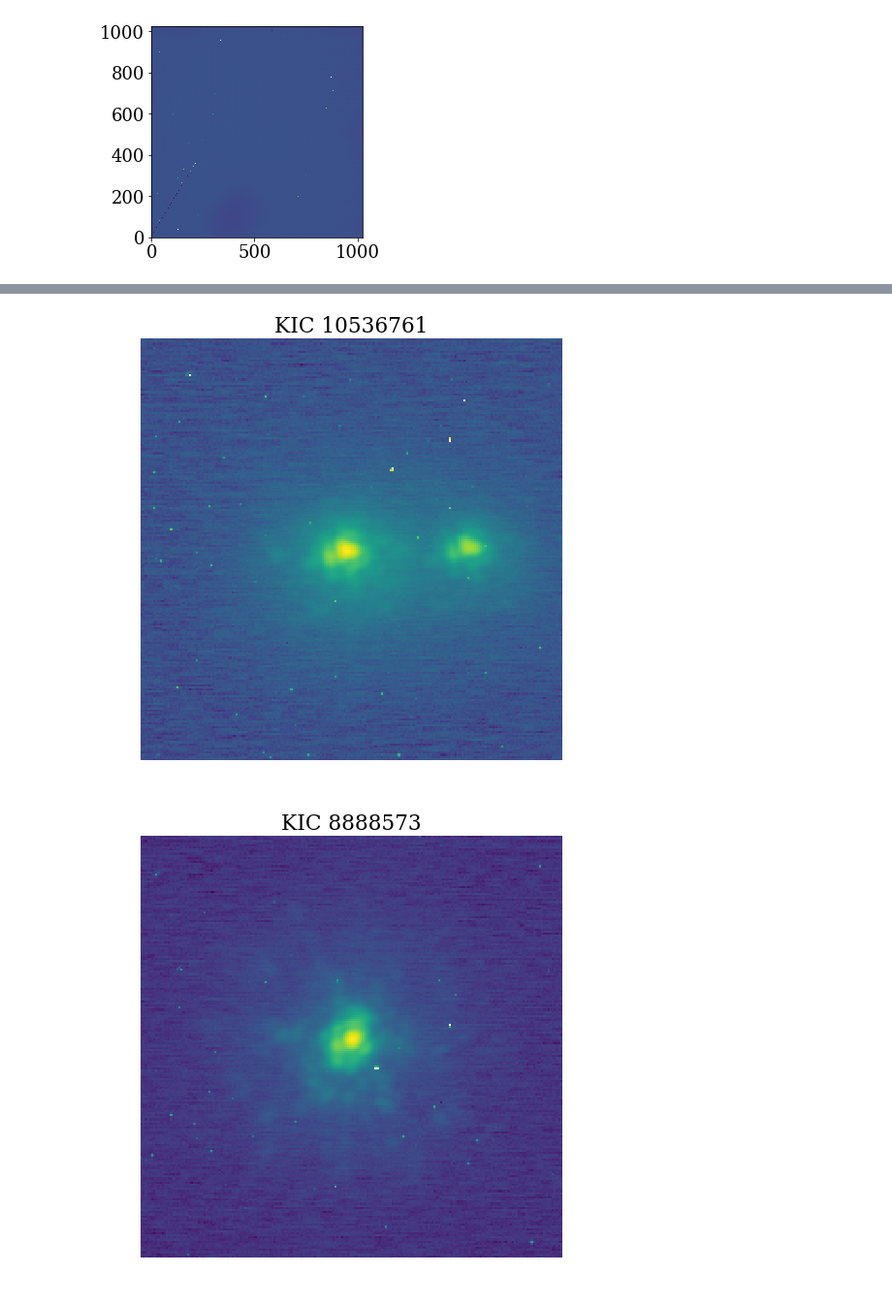
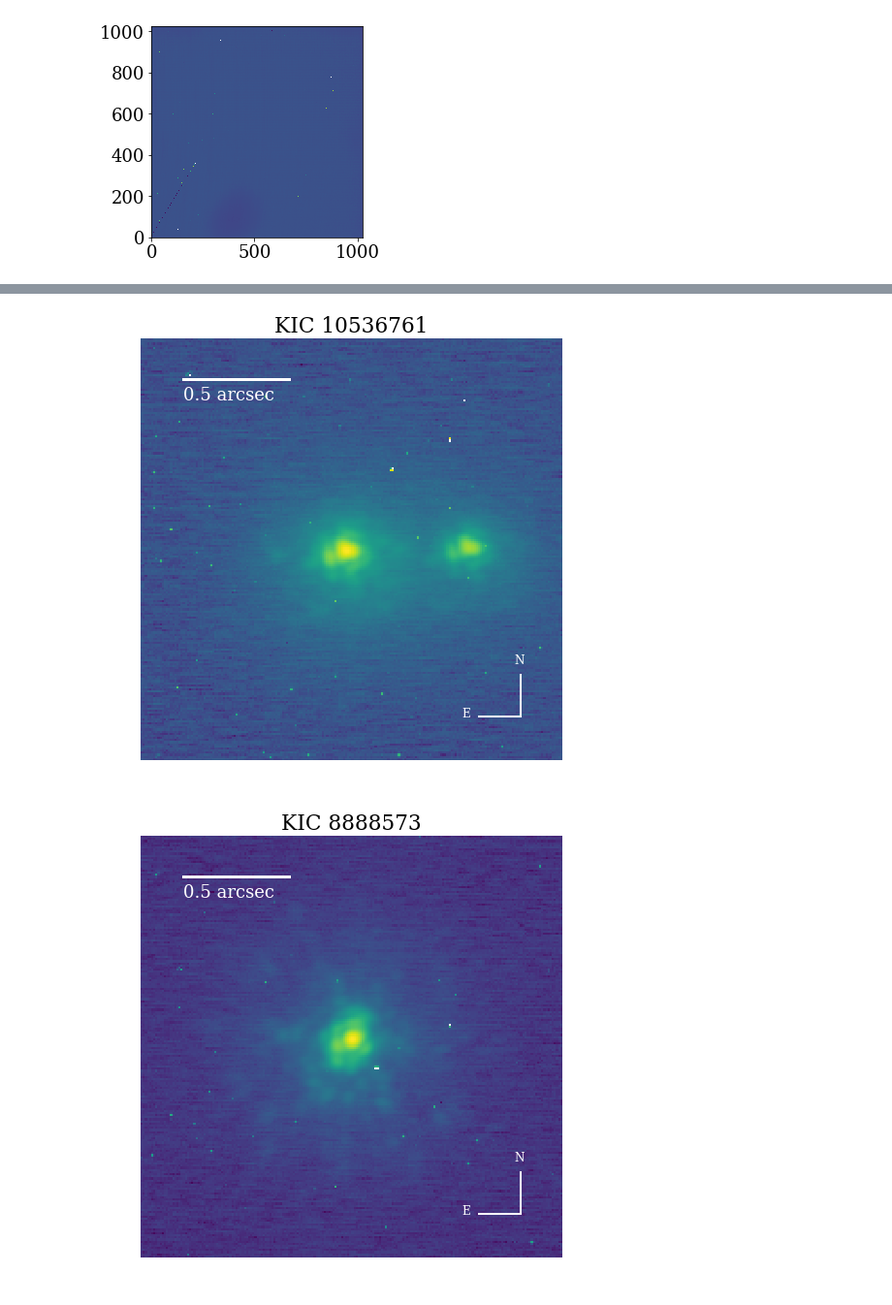
Before and after one commit to jradavenport/widebinary_AOdata, a Jupyter notebook: make_figs.ipynb, the cells around one changed output, grey strips where cells are left out. Shown: that part at 97% size. Cells and saved outputs as stored; diff of their text form; code cells hidden in the pictures.

```diff
--- a/make_figs.ipynb
+++ b/make_figs.ipynb
@@ -101,32 +116,46 @@ xy3 = [[559, 519], [574, 490], [569, 468], [318, 717], [826, 218], [825, 725]]
 xy4 = [[575, 517], [325, 765], [830, 264], [825, 767]]
 
 for k in range(len(s3_lis)):
     hdu = fits.open(s3_lis['file'].values[k], ignore_missing_end=True)
     img = hdu[0].data / flat2
     sys3[:,:,k] = img[xy3[k][1]-100:xy3[k][1]+100, xy3[k][0]-100:xy3[k][0]+100]
     hdu.close()
 
 for k in range(len(s4_lis)):
     hdu = fits.open(s4_lis['file'].values[k], ignore_missing_end=True)
     img = hdu[0].data / flat2
     sys4[:,:,k] = img[xy4[k][1]-100:xy4[k][1]+100, xy4[k][0]-100:xy4[k][0]+100]
     hdu.close()
 
 kic10536761 = np.nanmean(sys3, axis=2)
 kic8888573 = np.nanmean(sys4, axis=2)
 
 plt.figure(figsize=(8,8))
 plt.imshow((np.log10(kic10536761**0.5)), origin='lower')#, cmap=cm.gray_r)
 plt.title('KIC 10536761')
+plt.plot([20,70], [180,180], c='white', lw=3)
+plt.text(20, 170, '0.5 arcsec', color='white')
+plt.plot([180,180],[20,40], c='white', lw=2)
+plt.plot([160,180],[20,20], c='white', lw=2)
+plt.text(177, 45, 'N', fontsize=12, color='white')
+plt.text(152, 20, 'E', fontsize=12, color='white')
+
 plt.axis('off')
 plt.savefig('kic10536761_AO.pdf', dpi=150, bbox_inches='tight', pad_inches=0.25)
 
 
 plt.figure(figsize=(8,8))
 plt.imshow((np.log10(kic8888573**0.5)), origin='lower')
 plt.title('KIC 8888573')
+plt.plot([20,70], [180,180], c='white', lw=3)
+plt.text(20, 170, '0.5 arcsec', color='white')
+plt.plot([180,180],[20,40], c='white', lw=2)
+plt.plot([160,180],[20,20], c='white', lw=2)
+plt.text(177, 45, 'N', fontsize=12, color='white')
+plt.text(152, 20, 'E', fontsize=12, color='white')
+
 plt.axis('off')
 plt.savefig('kic8888573_AO.pdf', dpi=150, bbox_inches='tight', pad_inches=0.25)
 # %% [output]
-[figure, old version]
+[figure, new version]
-[figure, old version]
+[figure, new version]
```
Also changed, not shown: parts of 1 cell of this notebook.
